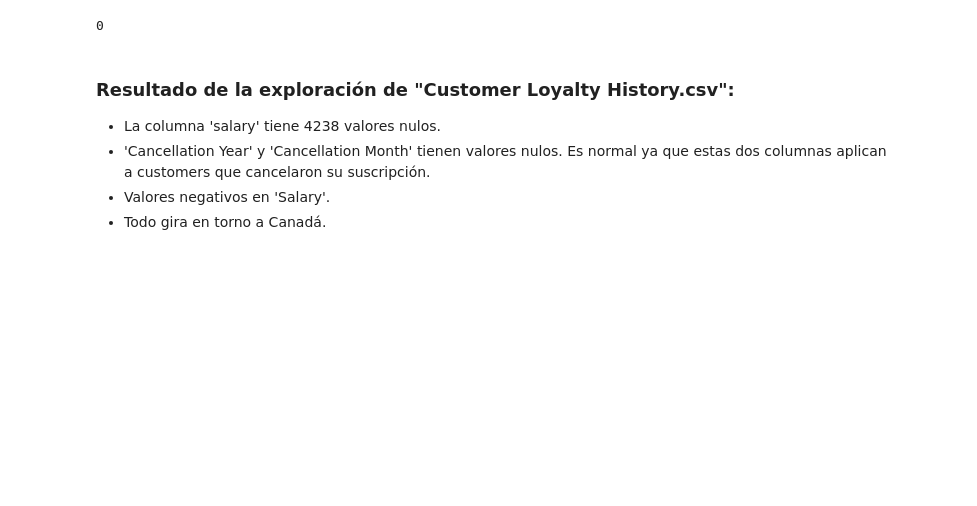
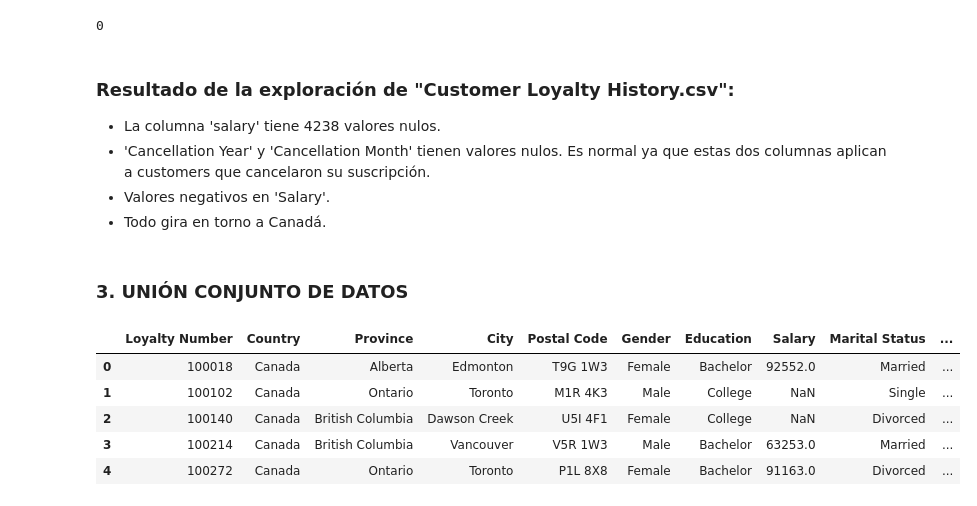
Before and after one commit to yaizamatesanz/Airline-Customer-Analysis, a Jupyter notebook: fase_1_exploracion_y_limpieza.ipynb, the cells around one changed output. Cells and saved outputs as stored; diff of their text form; code cells hidden in the pictures; blank space fills up the shorter version.

```diff
--- a/fase_1_exploracion_y_limpieza.ipynb
+++ b/fase_1_exploracion_y_limpieza.ipynb
@@ -518,3 +518,19 @@ df_custom_loyalty_history.duplicated(subset  = "Loyalty Number").sum()
  - 'Cancellation Year' y 'Cancellation Month' tienen valores nulos. Es normal ya que estas dos columnas aplican a customers que cancelaron su suscripción.
  - Valores negativos en 'Salary'.
  - Todo gira en torno a Canadá.
+# %% [markdown]
+### 3. UNIÓN CONJUNTO DE DATOS
+# %%
+#unimos datasets usando el identificador único 'Loyalty Number'.
+#'how = right' para asegurarnos de mantener todos los registros del fichero de vuelos.
+#incluso si tenemos clientes sin historial.
+#es importante porque el cliente puede realizr vuelos sin tener un registro en el historial.
+df_customer = pd.merge(df_custom_loyalty_history, df_custom_flight_activity, on='Loyalty Number', how='right')
+df_customer.head()
+# %% [output]
+|  | Loyalty Number | Country | Province | City | Postal Code | Gender | Education | Salary | Marital Status | ... |
+| 0 | 100018 | Canada | Alberta | Edmonton | T9G 1W3 | Female | Bachelor | 92552.0 | Married | ... |
+| 1 | 100102 | Canada | Ontario | Toronto | M1R 4K3 | Male | College | NaN | Single | ... |
+| 2 | 100140 | Canada | British Columbia | Dawson Creek | U5I 4F1 | Female | College | NaN | Divorced | ... |
+| 3 | 100214 | Canada | British Columbia | Vancouver | V5R 1W3 | Male | Bachelor | 63253.0 | Married | ... |
+| 4 | 100272 | Canada | Ontario | Toronto | P1L 8X8 | Female | Bachelor | 91163.0 | Divorced | ... |
```
Also changed, not shown: parts of 18 cells of this notebook, 1 other file.
